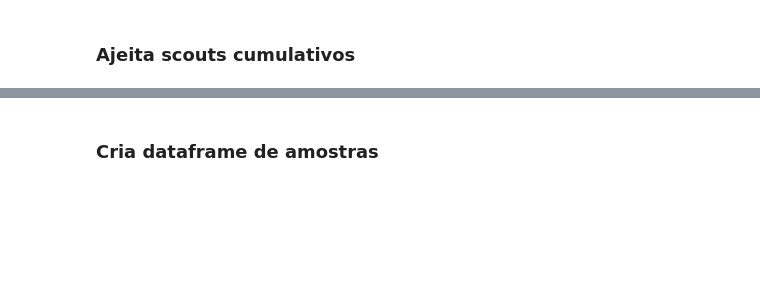
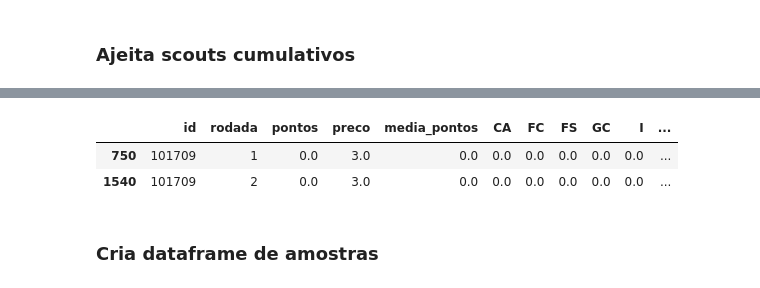
Before and after one commit to henriquepgomide/caRtola, a Jupyter notebook: src/python/Desafio da Valorização.ipynb, the cells around one changed output, grey strips where cells are left out. Cells and saved outputs as stored; diff of their text form; code cells hidden in the pictures; blank space fills up the shorter version.

```diff
--- a/src/python/Desafio da Valorização.ipynb
+++ b/src/python/Desafio da Valorização.ipynb
@@ -73,3 +125,11 @@ df = df.fillna(value=0)
+# %%
+random_player = np.random.choice(df.id.unique(), size=1)[0]
+
+df[df.id == random_player].sort_values(by='rodada')
+# %% [output]
+|  | id | rodada | pontos | preco | media_pontos | CA | FC | FS | GC | I | ... |
+| 750 | 101709 | 1 | 0.0 | 3.0 | 0.0 | 0.0 | 0.0 | 0.0 | 0.0 | 0.0 | ... |
+| 1540 | 101709 | 2 | 0.0 | 3.0 | 0.0 | 0.0 | 0.0 | 0.0 | 0.0 | 0.0 | ... |
 # %% [markdown]
 ### Cria dataframe de amostras
 # %%
```
Also changed, not shown: parts of 12 cells of this notebook.
